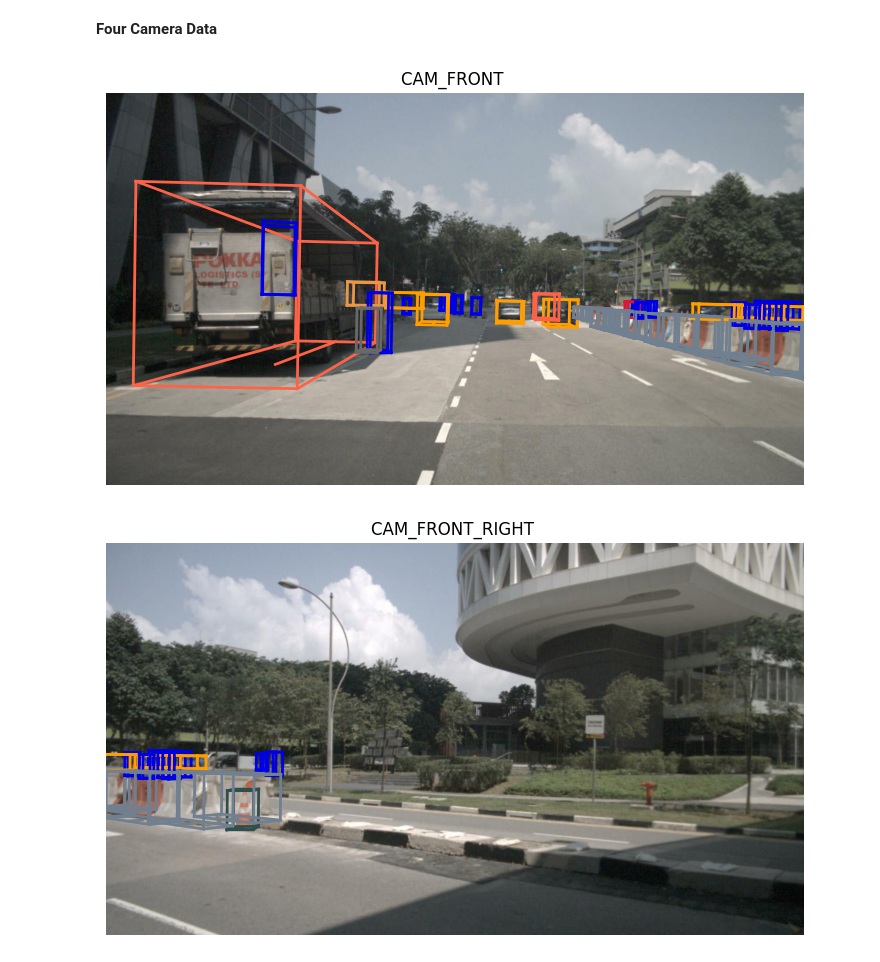
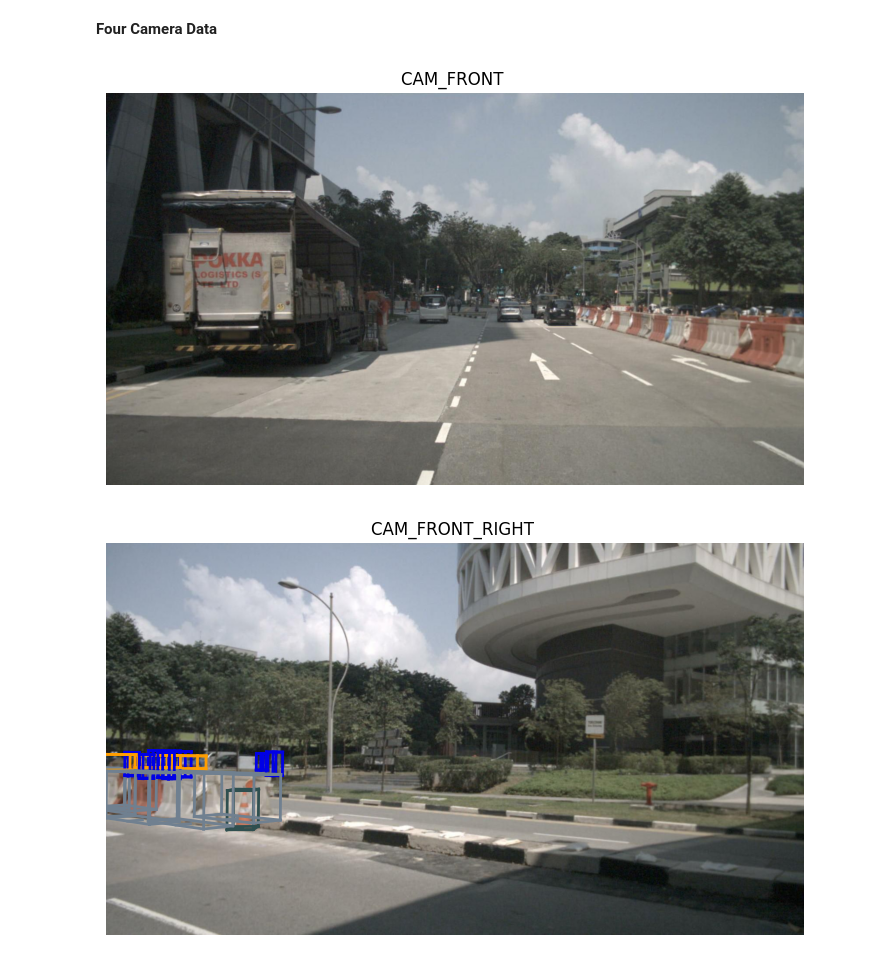
Before and after one commit to Wang-Theo/car-end_BEV, a Jupyter notebook: src/test_data_process.ipynb, the cells around one changed output. Cells and saved outputs as stored; diff of their text form; code cells hidden in the pictures.

```diff
--- a/src/test_data_process.ipynb
+++ b/src/test_data_process.ipynb
@@ -75,25 +73,25 @@ sample_annotation_token: 2bfcc693ae9946daba1d9f2724478fd4, category: movable_obj
 # %%
 my_sample['data']
 
 cam_front_data = nusc.get('sample_data', my_sample['data']['CAM_FRONT'])
-nusc.render_sample_data(cam_front_data['token'])
+nusc.render_sample_data(cam_front_data['token'], False)
 
 cam_front_right_data = nusc.get('sample_data', my_sample['data']['CAM_FRONT_RIGHT'])
 nusc.render_sample_data(cam_front_right_data['token'])
 
 cam_front_left_data = nusc.get('sample_data', my_sample['data']['CAM_FRONT_LEFT'])
 nusc.render_sample_data(cam_front_left_data['token'])
 
 cam_back_data = nusc.get('sample_data', my_sample['data']['CAM_BACK'])
 nusc.render_sample_data(cam_back_data['token'])
 
 cam_back_right_data = nusc.get('sample_data', my_sample['data']['CAM_BACK_RIGHT'])
 nusc.render_sample_data(cam_back_right_data['token'])
 
 cam_back_left_data = nusc.get('sample_data', my_sample['data']['CAM_BACK_LEFT'])
 nusc.render_sample_data(cam_back_left_data['token'])
 # %% [output]
-[figure, old version]
+[figure, new version]
 [figure]
 [figure]
 [figure]
```
Also changed, not shown: parts of 2 cells of this notebook, 6 other files.
